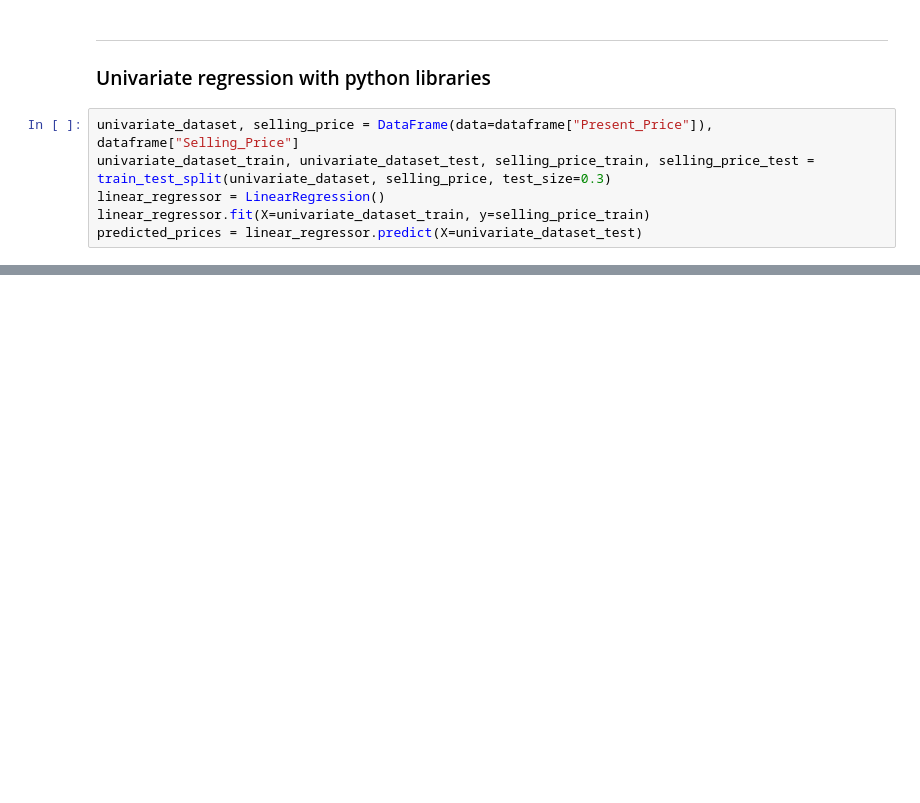
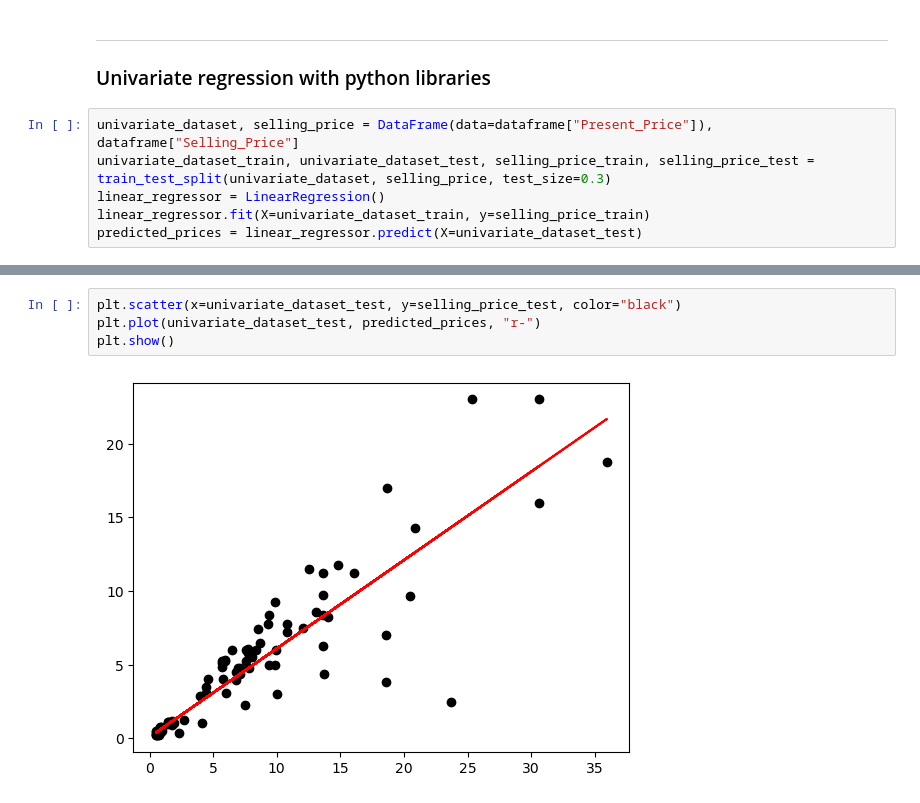
Before and after one commit to alexandre-assad/new-car, a Jupyter notebook: notebooks/exploratory-analysis.ipynb, the cells around one changed output, grey strips where cells are left out. Cells and saved outputs as stored; diff of their text form; blank space fills up the shorter version.

```diff
--- a/notebooks/exploratory-analysis.ipynb
+++ b/notebooks/exploratory-analysis.ipynb
@@ -209,0 +235,6 @@ Actual selling prices mean : 4.852087912087912 and Predicted selling price mean
+# %%
+plt.scatter(x=univariate_dataset_test, y=selling_price_test, color="black")
+plt.plot(univariate_dataset_test, predicted_prices, "r-")
+plt.show()
+# %% [output]
+[figure, added]
```
Also changed, not shown: parts of 8 cells of this notebook.
